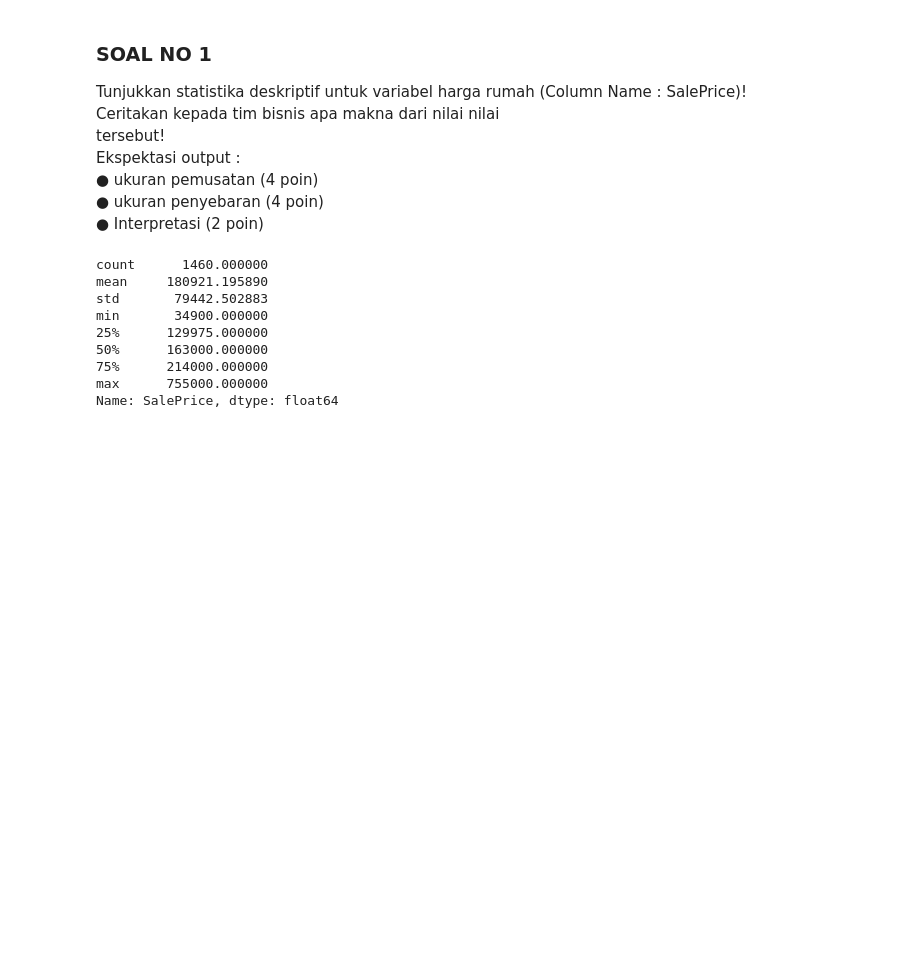
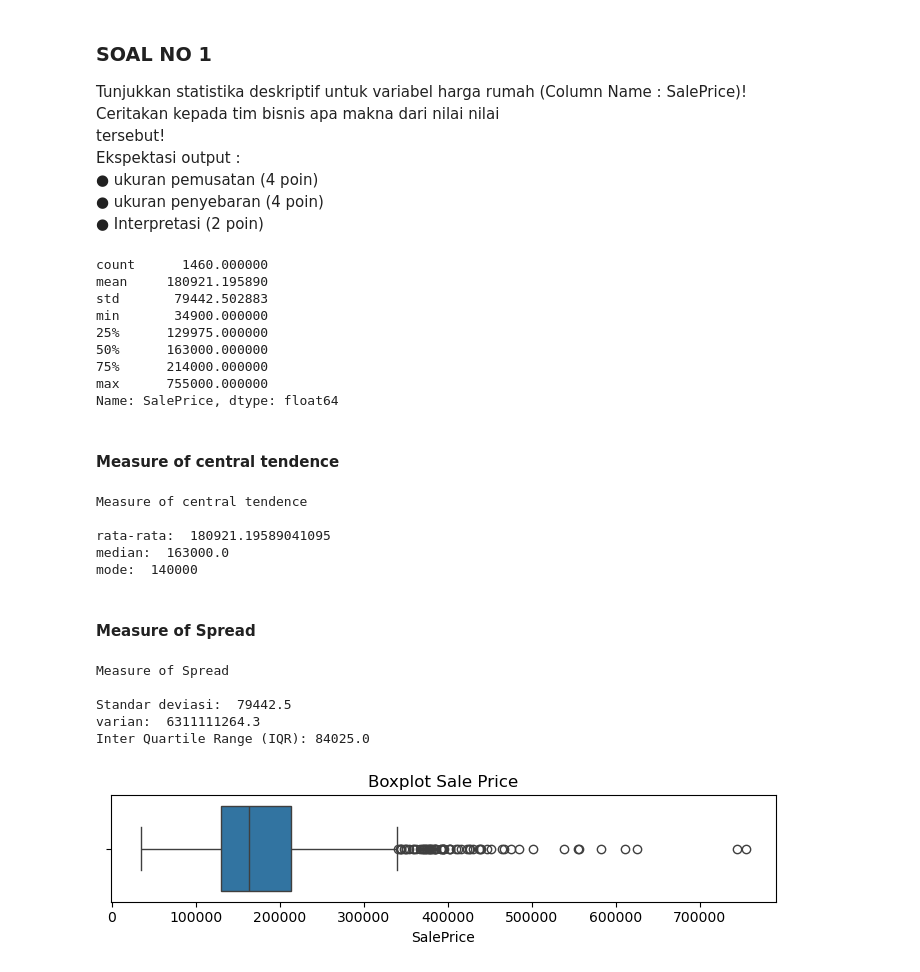
Before and after one commit to agirahmawandi/hw_statistics, a Jupyter notebook: Agi_Rahmawandi_Batch_57_Homework_Statistics.ipynb, the cells around one changed output. Drawn from its saved outputs; the diff is of its cells as text; code cells hidden in the pictures; blank space fills up the shorter version.

Commit message:
edut data ipynb dan add file baru

```diff
--- a/Agi_Rahmawandi_Batch_57_Homework_Statistics.ipynb
+++ b/Agi_Rahmawandi_Batch_57_Homework_Statistics.ipynb
@@ -49,3 +71,44 @@ min       34900.000000
 75%      214000.000000
 max      755000.000000
 Name: SalePrice, dtype: float64
+# %% [markdown]
+#### Measure of central tendence
+# %%
+
+sales_price = df_train['SalePrice']
+
+print('Measure of central tendence')
+print('')
+print('rata-rata: ',sales_price.mean())
+print('median: ',sales_price.median())
+print('mode: ',sales_price.mode()[0])
+# %% [output]
+Measure of central tendence
+
+rata-rata:  180921.19589041095
+median:  163000.0
+mode:  140000
+# %% [markdown]
+#### Measure of Spread
+# %%
+#Measure of Spread
+print('Measure of Spread')
+print('')
+print('Standar deviasi: ',round(sales_price.std(),2))
+print('varian: ',round(sales_price.var(),2))
+print('Inter Quartile Range (IQR):',sales_price.quantile(0.75)-sales_price.quantile(0.25)) #Q3-Q1
+# %% [output]
+Measure of Spread
+
+Standar deviasi:  79442.5
+varian:  6311111264.3
+Inter Quartile Range (IQR): 84025.0
+# %%
+#BOXPLOT
+plt.figure(figsize = (7,2))
+sns.boxplot(x='SalePrice',data = df_train)
+plt.title('Boxplot Sale Price')
+plt.tight_layout()
+plt.show()
+# %% [output]
+[figure, added]
```
Also changed, not shown: parts of 5 cells of this notebook, 2 other files.
